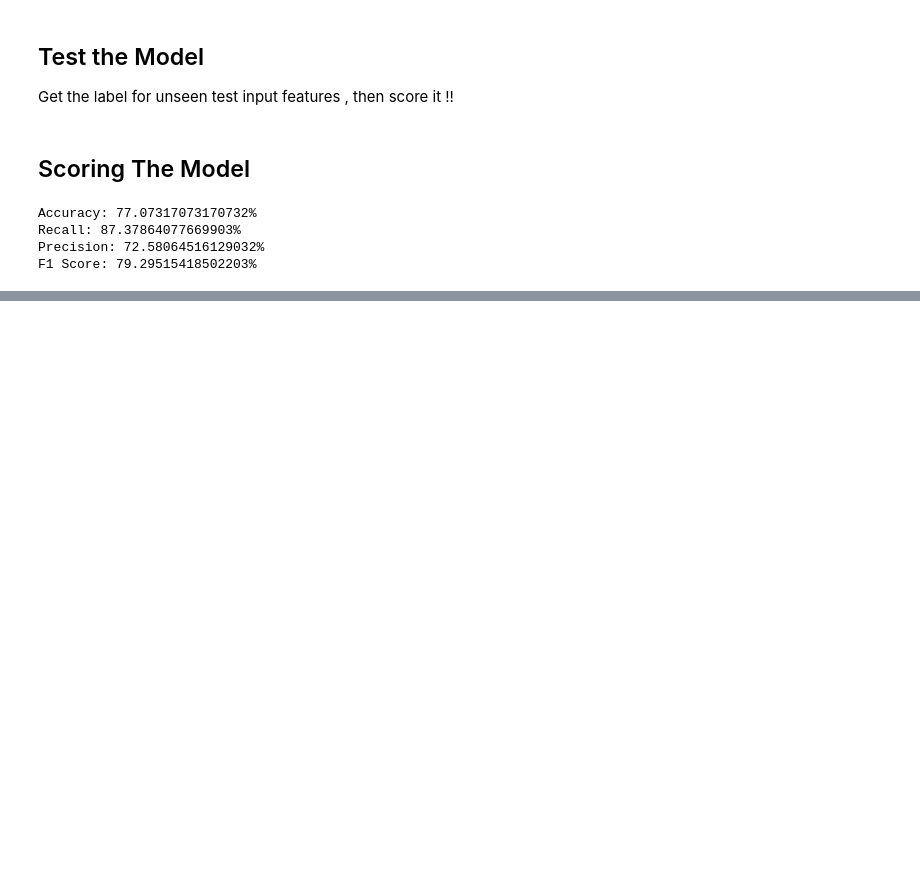
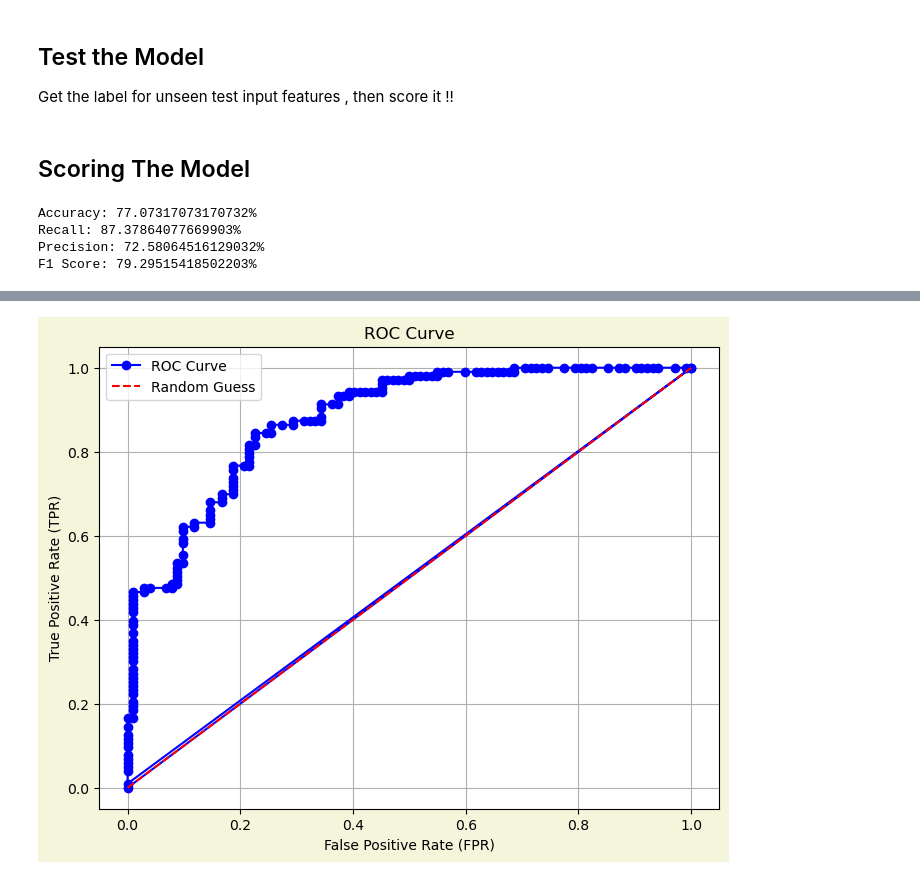
Before and after one commit to TAWSEEFSHAMIM/Labeled-Mods, a Jupyter notebook: Logistic-regression-heartDisease/heart_disease.ipynb, the cells around one changed output, grey strips where cells are left out. Cells and saved outputs as stored; diff of their text form; code cells hidden in the pictures; blank space fills up the shorter version.

```diff
--- a/Logistic-regression-heartDisease/heart_disease.ipynb
+++ b/Logistic-regression-heartDisease/heart_disease.ipynb
@@ -199,0 +210,44 @@ F1 Score: 79.29515418502203%
+# %%
+# Generate predicted probabilities for the test set
+y_pred_probs = sigmoid(np.dot(X_test, weights) + bias)
+
+# Sort the unique predicted probabilities
+thresholds = np.sort(np.unique(y_pred_probs))
+
+tpr_values = []  # True Positive Rate
+fpr_values = []  # False Positive Rate
+
+# Calculate TPR and FPR for each threshold
+for threshold in thresholds:
+    # Classify predictions based on the current threshold
+    y_pred_threshold = (y_pred_probs >= threshold).astype(int)
+
+    # True Positives, False Positives, True Negatives, False Negatives
+    TP = np.sum((y_pred_threshold == 1) & (Y_test == 1))
+    FP = np.sum((y_pred_threshold == 1) & (Y_test == 0))
+    TN = np.sum((y_pred_threshold == 0) & (Y_test == 0))
+    FN = np.sum((y_pred_threshold == 0) & (Y_test == 1))
+
+    # Calculate TPR and FPR
+    TPR = TP / (TP + FN) if (TP + FN) != 0 else 0
+    FPR = FP / (FP + TN) if (FP + TN) != 0 else 0
+
+    tpr_values.append(TPR)
+    fpr_values.append(FPR)
+
+# Add points (0,0) and (1,1) to the curve for completion
+tpr_values = [0] + tpr_values + [1]
+fpr_values = [0] + fpr_values + [1]
+
+# Plot the ROC curve
+plt.figure(figsize=(8, 6), facecolor='beige')
+plt.plot(fpr_values, tpr_values, marker='o', color='blue', label='ROC Curve')
+plt.plot([0, 1], [0, 1], linestyle='--', color='red', label='Random Guess')
+plt.xlabel('False Positive Rate (FPR)')
+plt.ylabel('True Positive Rate (TPR)')
+plt.title('ROC Curve')
+plt.legend()
+plt.grid()
+plt.show()
+# %% [output]
+[figure, added]
```
Also changed, not shown: parts of 1 cell of this notebook, 13 other files.
